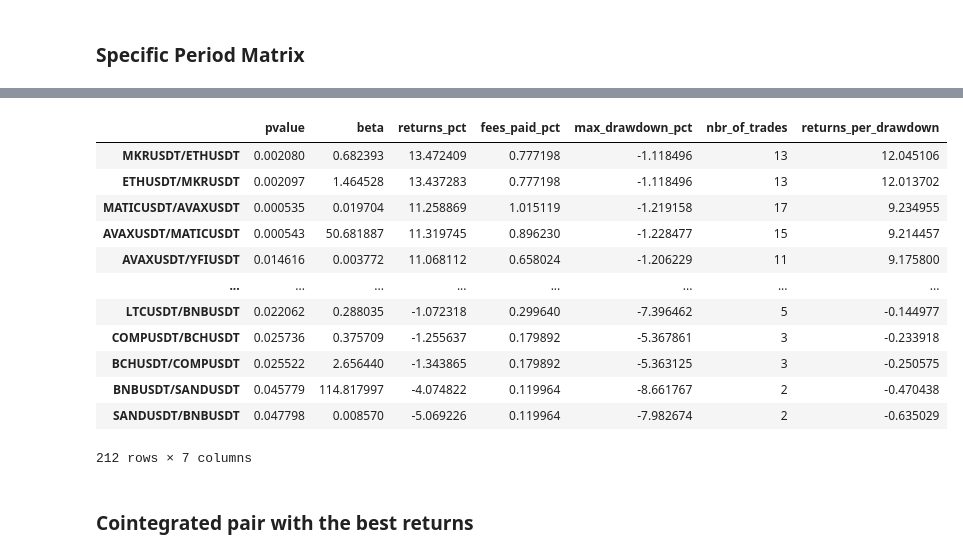
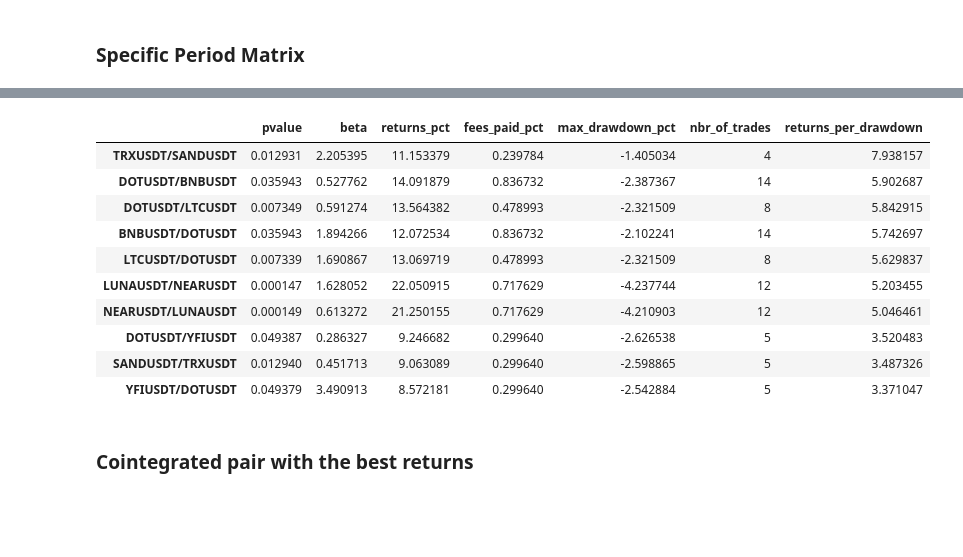
Before and after one commit to walidarbtg/cointegration, a Jupyter notebook: Cointegration Matrix.ipynb, the cells around one changed output, grey strips where cells are left out. Cells and saved outputs as stored; diff of their text form; code cells hidden in the pictures; blank space fills up the shorter version.

```diff
--- a/Cointegration Matrix.ipynb
+++ b/Cointegration Matrix.ipynb
@@ -231,6 +230,7 @@ def zscore_mean_reversion_strategy(price_a, price_b, window, std_multiple, tradi
     positions = [0,0]
 
     spread = price_a / price_b
+    tst_spread = spread
     zscore = list(rolling_zscore(spread, window).fillna(0))
 
     # Get Trades
@@ -260,10 +270,10 @@ Timestamp('2022-03-11 01:00:00')
 # %% [markdown]
 ### Specific Period Matrix
 # %%
-dates = prices_1h['BTCUSDT']['date']
-end_date = '2022-03-09 00:00:00'
-lookback_window = 24 * 14
-start_date = dates.iloc[len(dates)-lookback_window]
+dates = prices_1h['BTCUSDT']['date'].reset_index()
+end_date = '2021-06-01 00:00:00'
+lookback_window_coint = 24 * 10
+start_date = dates.iloc[dates[dates['date'] == end_date].index[0]-lookback_window_coint]['date']
 
 coint_type = 'engle-granger'
 confidence_interval = 0.95
@@ -291,6 +301,7 @@ for i in range(0, len(coint_matrix)):
             pairs['{}/{}'.format(assets[i], assets[j])]['pvalue'] = pvalue
             pairs['{}/{}'.format(assets[i], assets[j])]['beta'] = beta
 
+
 coint_matrix = coint_matrix.astype(float).fillna(1)
 beta_matrix = beta_matrix.astype(float)
 pairs_df = pd.DataFrame(pairs)
@@ -307,6 +318,10 @@ sb.heatmap(coint_matrix, annot=True, vmin=0, vmax=0.05)
 # %%
-backtest_start_date = '2022-03-10 00:00:00'
-backtest_end_date = '2022-03-23 00:00:00'
+# For now, when choosing start date, you must overlap the zscore lookback period with the cointegration test period
+# for example, i did coint test on a 30 days period, i want to forward test with rolling window of 14, start date
+# must be last day of coint test minus 14
+forwardtest_start_date = '2021-05-21 00:00:00'
+forwardtest_end_date = '2021-06-19 00:00:00'
+lookback_window = 24 * 10
 cointegrated_pairs_df = pairs_df.T[pairs_df.T['pvalue'] <= 0.05]
 returns = []
 fees_paid = []
@@ -318,11 +333,11 @@ for pair in cointegrated_pairs_df.index:
 
     pair_asset_a, pair_asset_b = pair.split('/')
 
-    pair_price_a = prices_1h[pair_asset_a][prices_1h[pair_asset_a]['date'] > start_date]
-    pair_price_a = pair_price_a[pair_price_a['date'] < end_date]
+    pair_price_a = prices_1h[pair_asset_a][prices_1h[pair_asset_a]['date'] > forwardtest_start_date]
+    pair_price_a = pair_price_a[pair_price_a['date'] < forwardtest_end_date]
 
-    pair_price_b = prices_1h[pair_asset_b][prices_1h[pair_asset_b]['date'] > start_date]
-    pair_price_b = pair_price_b[pair_price_b['date'] < end_date]
+    pair_price_b = prices_1h[pair_asset_b][prices_1h[pair_asset_b]['date'] > forwardtest_start_date]
+    pair_price_b = pair_price_b[pair_price_b['date'] < forwardtest_end_date]
     dates = pair_price_a['date']
 
     fees = 0.0006
@@ -331,49 +346,49 @@ for pair in cointegrated_pairs_df.index:
     start_capital = 10000.0
     order_size_pct = 1
     beta = 1
 
     positions, capital, commission, zscore = zscore_mean_reversion_strategy(pair_price_a['price'], pair_price_b['price'], rolling_window, std_multiple, fees, start_capital, order_size_pct, beta)
-
     # Nbr of trades
     trades = 0
     current_pos = 0
     for i in positions:
         if i != current_pos:
             trades += 1
             current_pos = i
 
     # Max drawdown calculation
     dd_i = np.argmax(np.maximum.accumulate(capital) - capital) # end of the period
-    dd_j = np.argmax(capital[:dd_i]) # start of period
-    max_dd = (capital[dd_i]-capital[dd_j])/capital[dd_i]*100
+    if dd_i > 0:
+        dd_j = np.argmax(capital[:dd_i]) # start of period
+        max_dd = (capital[dd_i]-capital[dd_j])/capital[dd_i]*100
+    else:
+        max_dd = 0
 
     returns.append((list(capital)[-1]/list(capital)[0]-1)*(1-commission)*100)
     fees_paid.append(commission * 100)
     max_drawdown.append(max_dd)
     nbr_of_trades.append(trades)
 
 
 cointegrated_pairs_df['returns_pct'] = returns
 cointegrated_pairs_df['fees_paid_pct'] = fees_paid
 cointegrated_pairs_df['max_drawdown_pct'] = max_drawdown
 cointegrated_pairs_df['nbr_of_trades'] = nbr_of_trades
 cointegrated_pairs_df['returns_per_drawdown'] = list(pd.Series(returns) / pd.Series(max_drawdown).abs())
 
-cointegrated_pairs_df.sort_values(['returns_per_drawdown'], ascending=False)
+cointegrated_pairs_df.sort_values(['returns_per_drawdown'], ascending=False)[:10]
 # %% [output]
 |  | pvalue | beta | returns_pct | fees_paid_pct | max_drawdown_pct | nbr_of_trades | returns_per_drawdown |
-| MKRUSDT/ETHUSDT | 0.002080 | 0.682393 | 13.472409 | 0.777198 | -1.118496 | 13 | 12.045106 |
-| ETHUSDT/MKRUSDT | 0.002097 | 1.464528 | 13.437283 | 0.777198 | -1.118496 | 13 | 12.013702 |
-| MATICUSDT/AVAXUSDT | 0.000535 | 0.019704 | 11.258869 | 1.015119 | -1.219158 | 17 | 9.234955 |
-| AVAXUSDT/MATICUSDT | 0.000543 | 50.681887 | 11.319745 | 0.896230 | -1.228477 | 15 | 9.214457 |
-| AVAXUSDT/YFIUSDT | 0.014616 | 0.003772 | 11.068112 | 0.658024 | -1.206229 | 11 | 9.175800 |
-| ... | ... | ... | ... | ... | ... | ... | ... |
-| LTCUSDT/BNBUSDT | 0.022062 | 0.288035 | -1.072318 | 0.299640 | -7.396462 | 5 | -0.144977 |
-| COMPUSDT/BCHUSDT | 0.025736 | 0.375709 | -1.255637 | 0.179892 | -5.367861 | 3 | -0.233918 |
-| BCHUSDT/COMPUSDT | 0.025522 | 2.656440 | -1.343865 | 0.179892 | -5.363125 | 3 | -0.250575 |
-| BNBUSDT/SANDUSDT | 0.045779 | 114.817997 | -4.074822 | 0.119964 | -8.661767 | 2 | -0.470438 |
-| SANDUSDT/BNBUSDT | 0.047798 | 0.008570 | -5.069226 | 0.119964 | -7.982674 | 2 | -0.635029 |
+| TRXUSDT/SANDUSDT | 0.012931 | 2.205395 | 11.153379 | 0.239784 | -1.405034 | 4 | 7.938157 |
+| DOTUSDT/BNBUSDT | 0.035943 | 0.527762 | 14.091879 | 0.836732 | -2.387367 | 14 | 5.902687 |
+| DOTUSDT/LTCUSDT | 0.007349 | 0.591274 | 13.564382 | 0.478993 | -2.321509 | 8 | 5.842915 |
+| BNBUSDT/DOTUSDT | 0.035943 | 1.894266 | 12.072534 | 0.836732 | -2.102241 | 14 | 5.742697 |
+| LTCUSDT/DOTUSDT | 0.007339 | 1.690867 | 13.069719 | 0.478993 | -2.321509 | 8 | 5.629837 |
+| LUNAUSDT/NEARUSDT | 0.000147 | 1.628052 | 22.050915 | 0.717629 | -4.237744 | 12 | 5.203455 |
+| NEARUSDT/LUNAUSDT | 0.000149 | 0.613272 | 21.250155 | 0.717629 | -4.210903 | 12 | 5.046461 |
+| DOTUSDT/YFIUSDT | 0.049387 | 0.286327 | 9.246682 | 0.299640 | -2.626538 | 5 | 3.520483 |
+| SANDUSDT/TRXUSDT | 0.012940 | 0.451713 | 9.063089 | 0.299640 | -2.598865 | 5 | 3.487326 |
+| YFIUSDT/DOTUSDT | 0.049379 | 3.490913 | 8.572181 | 0.299640 | -2.542884 | 5 | 3.371047 |
-212 rows × 7 columns
 # %% [markdown]
 ### Cointegrated pair with the best returns
 # %%
```
Also changed, not shown: parts of 12 cells of this notebook.
